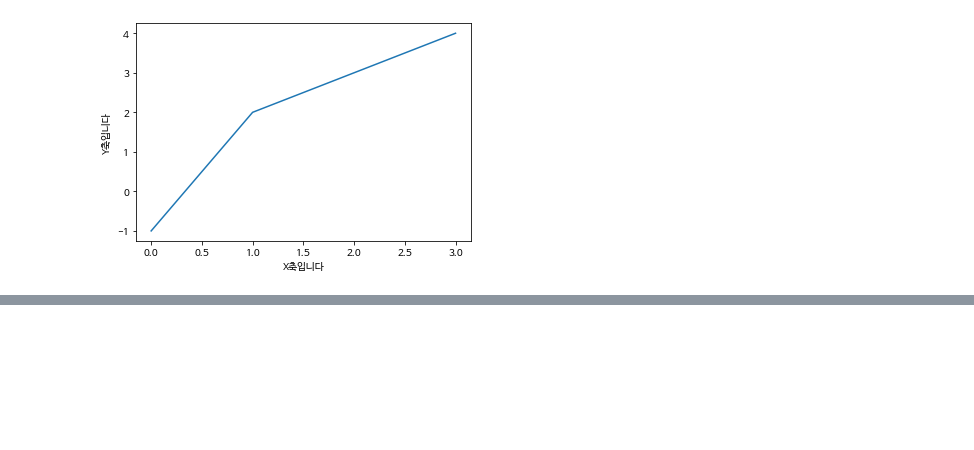
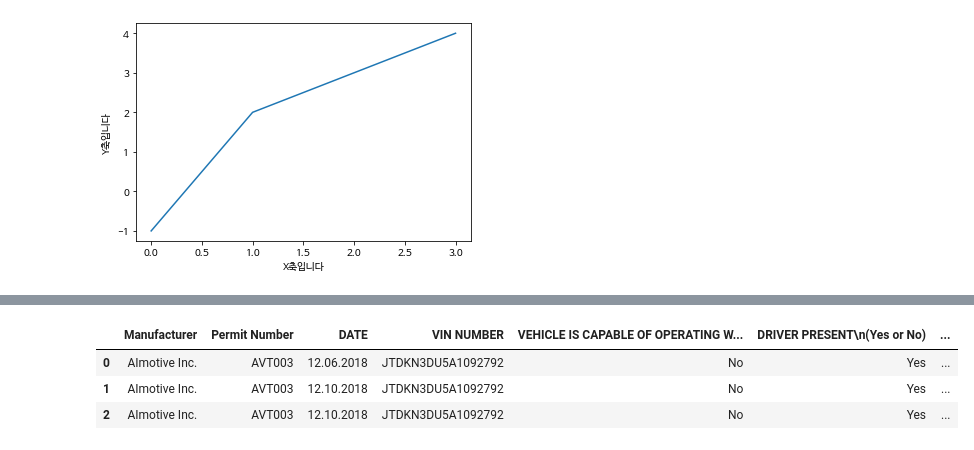
Before and after one commit to severancej/colorful_project, a Jupyter notebook: Project_Section2/14_장지은_Section2.ipynb, the cells around one changed output, grey strips where cells are left out. Drawn from its saved outputs; the diff is of its cells as text; code cells hidden in the pictures; blank space fills up the shorter version.

```diff
--- a/Project_Section2/14_장지은_Section2.ipynb
+++ b/Project_Section2/14_장지은_Section2.ipynb
@@ -84,0 +77,10 @@ Saving 2019AutonomousVehicleDisengagementReports.csv to 2019AutonomousVehicleDis
+# %%
+df = pd.read_csv('2019AutonomousVehicleDisengagementReports.csv')
+
+#df확인
+df.head(3)
+# %% [output]
+|  | Manufacturer | Permit Number | DATE | VIN NUMBER | VEHICLE IS CAPABLE OF OPERATING W... | DRIVER PRESENT\n(Yes or No) | ... |
+| 0 | AImotive Inc. | AVT003 | 12.06.2018 | JTDKN3DU5A1092792 | No | Yes | ... |
+| 1 | AImotive Inc. | AVT003 | 12.10.2018 | JTDKN3DU5A1092792 | No | Yes | ... |
+| 2 | AImotive Inc. | AVT003 | 12.10.2018 | JTDKN3DU5A1092792 | No | Yes | ... |
```
Also changed, not shown: parts of 18 cells of this notebook.
